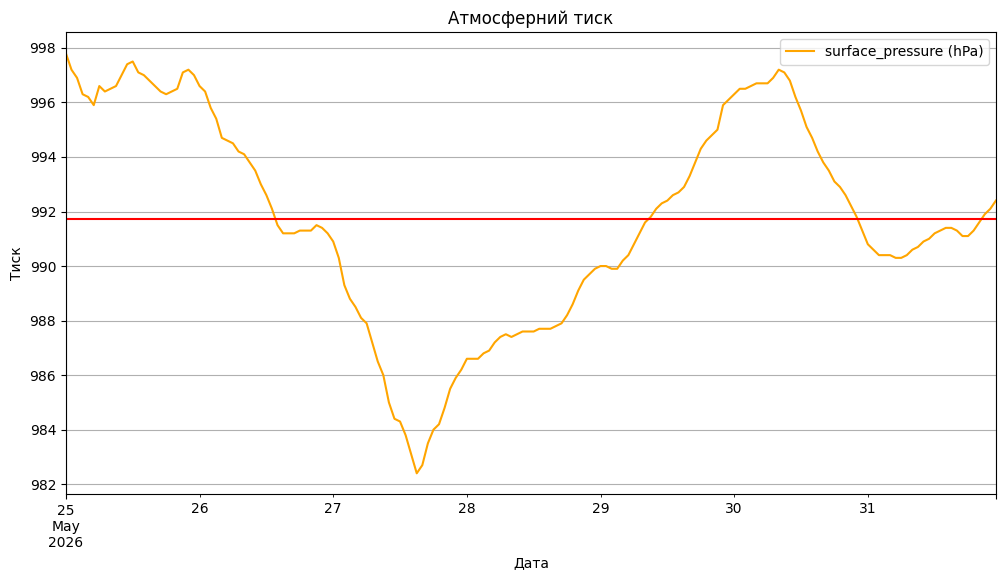
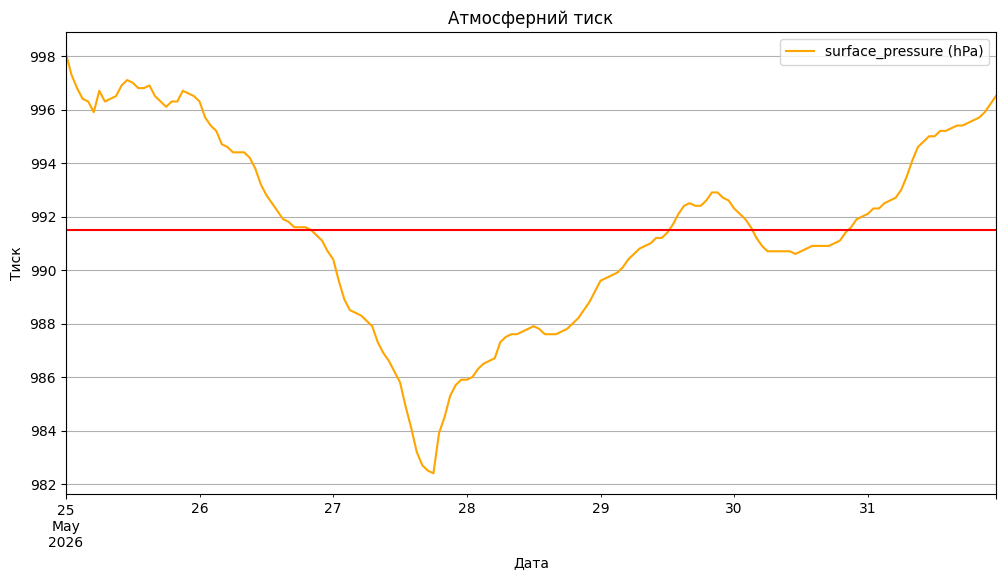
Unified diff of the notebook cell whose output changed from the first chart to the second:
--- before
+++ after
@@ -4,8 +4,8 @@
 
 pressure = pd.read_csv(url, skiprows=3, parse_dates=['time'], index_col='time')
-pressure.head(170).plot(figsize=(12, 6), color='orange', linewidth=1.5)
+pressure.head(168).plot(figsize=(12, 6), color='orange', linewidth=1.5)
 
 average=pressure.iloc[:,0].mean()
-plt.axhline(y=avarage, color="red")
+plt.axhline(y=average, color="red")
 plt.title("Атмосферний тиск")
 plt.ylabel("Тиск")

Commit: Створено за допомогою Colab